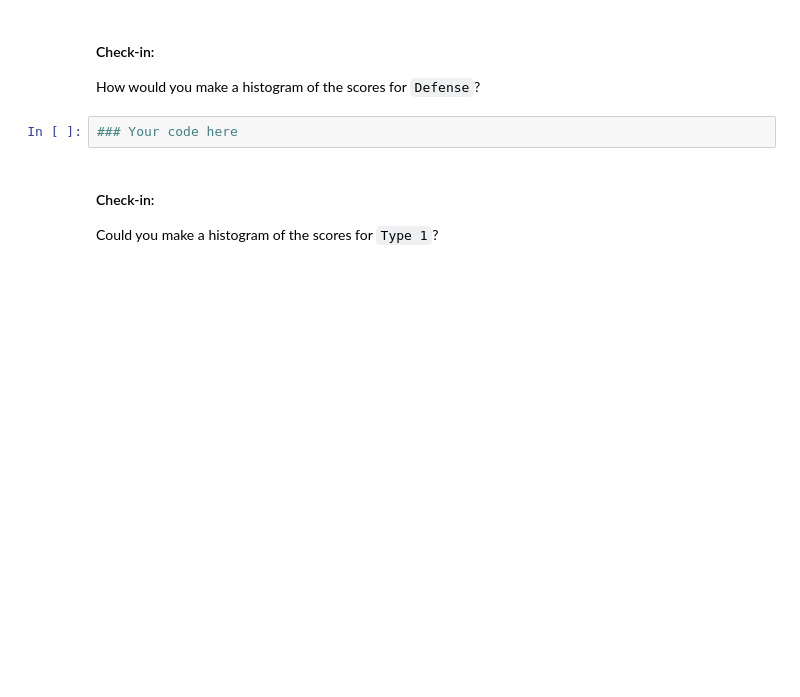
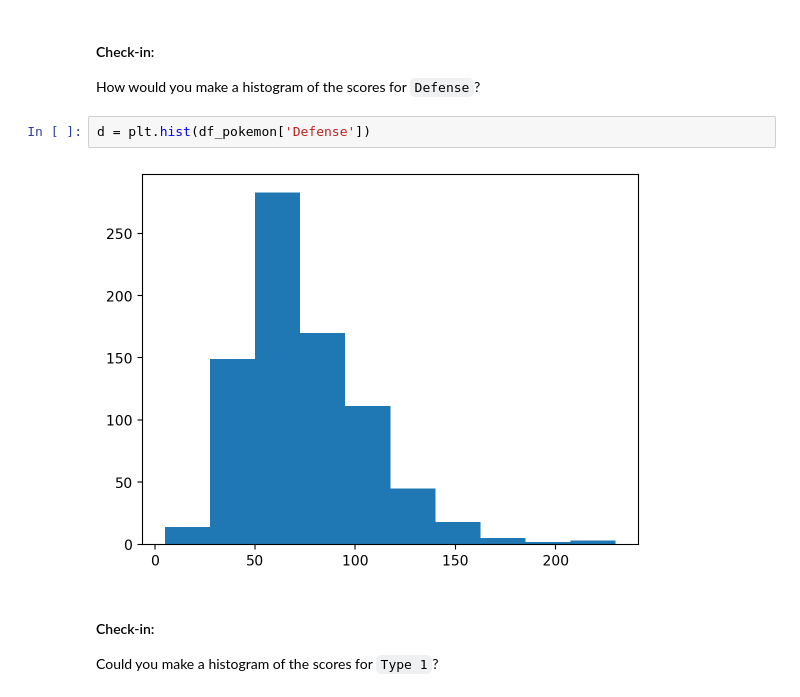
Before and after one commit to rszgosz/descriptive_statistics, a Jupyter notebook: Report4/Exercise5.ipynb, the cells around one changed output. Drawn from its saved outputs; the diff is of its cells as text; blank space fills up the shorter version.

```diff
--- a/Report4/Exercise5.ipynb
+++ b/Report4/Exercise5.ipynb
@@ -155,7 +158,9 @@ p = plt.hist(df_pokemon['Attack'], alpha = .6)
 
 How would you make a histogram of the scores for `Defense`?
 # %%
-### Your code here
+d = plt.hist(df_pokemon['Defense'])
+# %% [output]
+[figure, added]
 # %% [markdown]
 #### Check-in:
 
```
Also changed, not shown: parts of 22 cells of this notebook, 2 other files.
